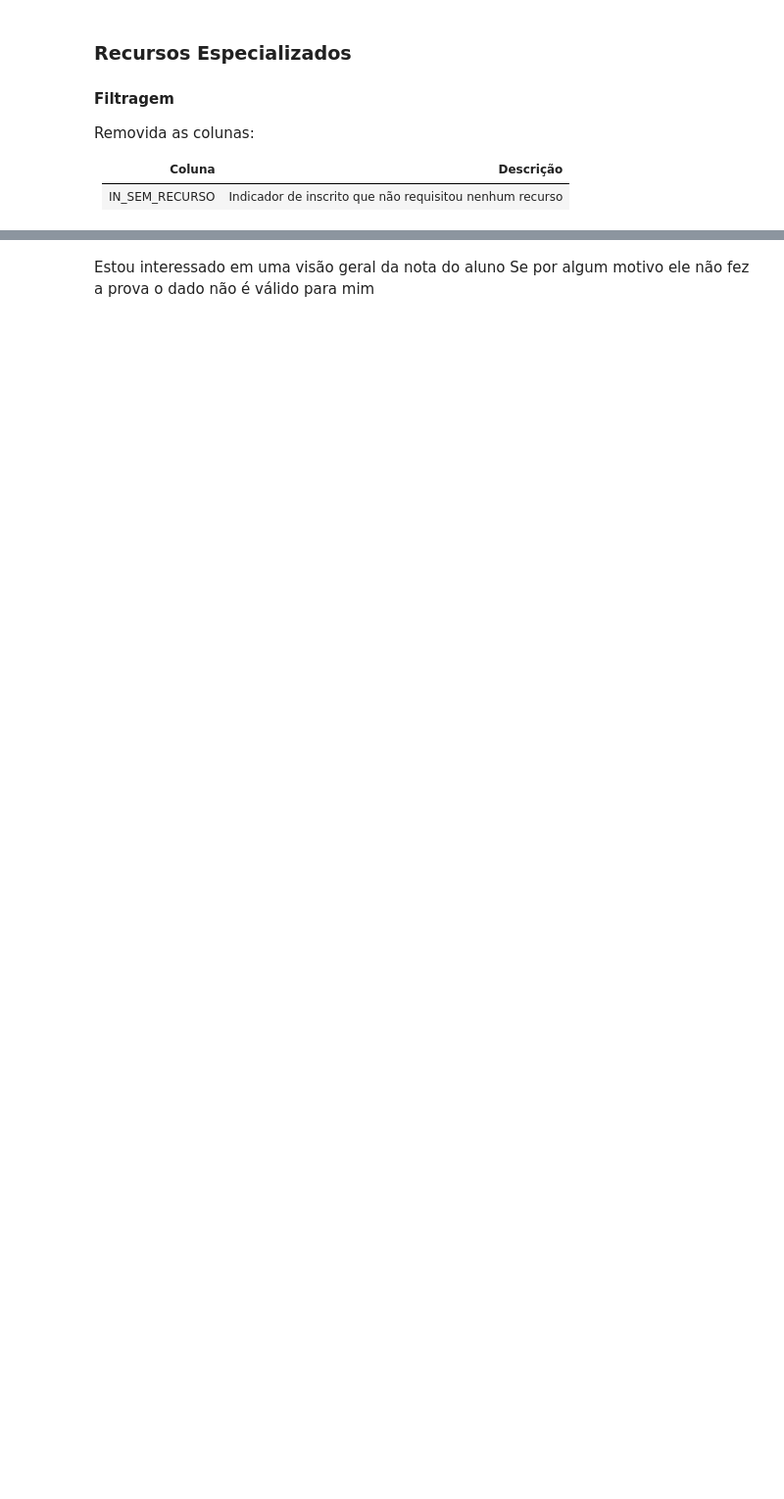
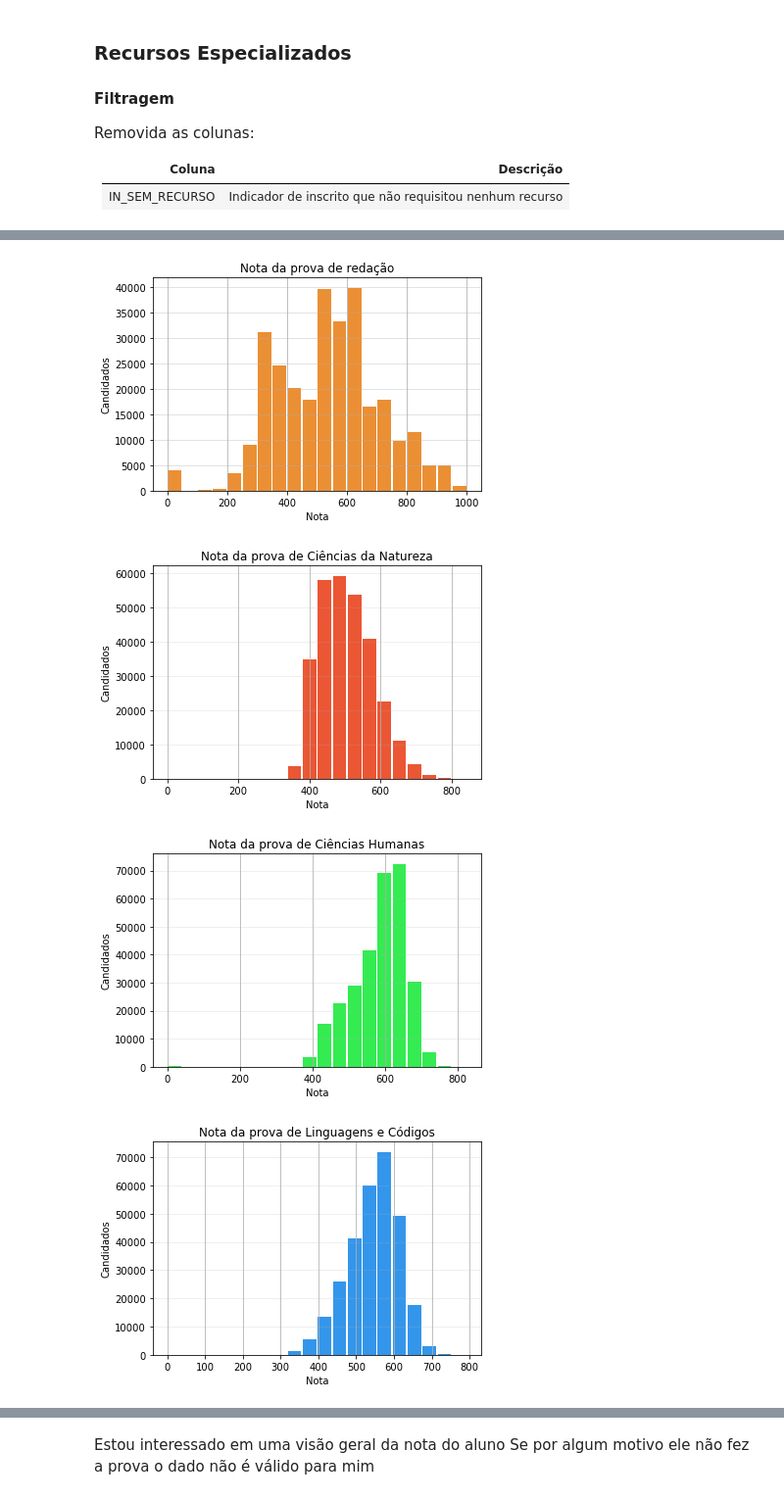
Before and after one commit to ito-rafael/IA006C-MachineLearning, a Jupyter notebook: final project/notebook/mlp.ipynb, the cells around one changed output, grey strips where cells are left out. Shown at 98% size. Cells and saved outputs as stored; diff of their text form; code cells hidden in the pictures; blank space fills up the shorter version.

```diff
--- a/final project/notebook/mlp.ipynb
+++ b/final project/notebook/mlp.ipynb
@@ -224,4 +205,10 @@ def encode_nota_2(val):
-# %%
-# Filtering the dataframe
-# Se for apenas um treino(prova) não usar..
-data = data[data['IN_TREINEIRO']==0].drop(['IN_TREINEIRO'], axis=1)
+# %%
+print('Filtro de presença')
+print('Antes {}'.format(data.shape))
+for p in ['TP_PRESENCA_CN', 'TP_PRESENCA_CH', 'TP_PRESENCA_LC', 'TP_PRESENCA_MT']:
+    if p in data.columns:
+        data.drop(data[(data[p]!=1)].index, inplace=True) # Só fica que foi
+        data.drop([p], axis=1, inplace=True) # Apaga coluna
+    else:
+        print('Column {} do not exists.'.format(p))
+print('Depis{}'.format(data.shape))
@@ -227,0 +219,4 @@ data = data[data['IN_TREINEIRO']==0].drop(['IN_TREINEIRO'], axis=1)
+# %%
+## Nota média total
+data['NU_NOTA_TOTAL'] = (data['NU_NOTA_REDACAO'] + data['NU_NOTA_CN'] +\
+                         data['NU_NOTA_CH'] + data['NU_NOTA_LC'] + data['NU_NOTA_MT'])/5.
@@ -227,0 +241,57 @@ data = data[data['IN_TREINEIRO']==0].drop(['IN_TREINEIRO'], axis=1)
+# %%
+data['NU_NOTA_REDACAO'].plot.hist(grid=True, bins=20, rwidth=0.9,
+                   color='#eb8f34')
+plt.title('Nota da prova de redação')
+plt.xlabel('Nota')
+plt.ylabel('Candidados')
+plt.grid(axis='y', alpha=0.45)
+plt.show()
+
+data['NU_NOTA_CN'].plot.hist(grid=True, bins=20, rwidth=0.9,
+                   color='#eb5634')
+plt.title('Nota da prova de Ciências da Natureza')
+plt.xlabel('Nota')
+plt.ylabel('Candidados')
+plt.grid(axis='y', alpha=0.25)
+plt.show()
+
+data['NU_NOTA_CH'].plot.hist(grid=True, bins=20, rwidth=0.9,
+                   color='#34eb52')
+plt.title('Nota da prova de Ciências Humanas')
+plt.xlabel('Nota')
+plt.ylabel('Candidados')
+plt.grid(axis='y', alpha=0.25)
+plt.show()
+
+
+data['NU_NOTA_LC'].plot.hist(grid=True, bins=20, rwidth=0.9,
+                   color='#3496eb')
+plt.title('Nota da prova de Linguagens e Códigos')
+plt.xlabel('Nota')
+plt.ylabel('Candidados')
+plt.grid(axis='y', alpha=0.25)
+plt.show()
+
+
+data['NU_NOTA_MT'].plot.hist(grid=True, bins=20, rwidth=0.9,
+                   color='#d934eb')
+plt.title('Nota da prova de Matemática')
+plt.xlabel('Nota')
+plt.ylabel('Candidados')
+plt.grid(axis='y', alpha=0.25)
+plt.show()
+
+
+
+data['NU_NOTA_TOTAL'].plot.hist(grid=True, bins=20, rwidth=0.9,
+                   color='#607c8e')
+plt.title('Nota média dos candidados do ENEM')
+plt.xlabel('Nota média')
+plt.ylabel('Candidados')
+plt.grid(axis='y', alpha=0.75)
+plt.show()
+# %% [output]
+[figure, added]
+[figure, added]
+[figure, added]
+[figure, added]
```
Also changed, not shown: parts of 39 cells of this notebook, 2 other files.
